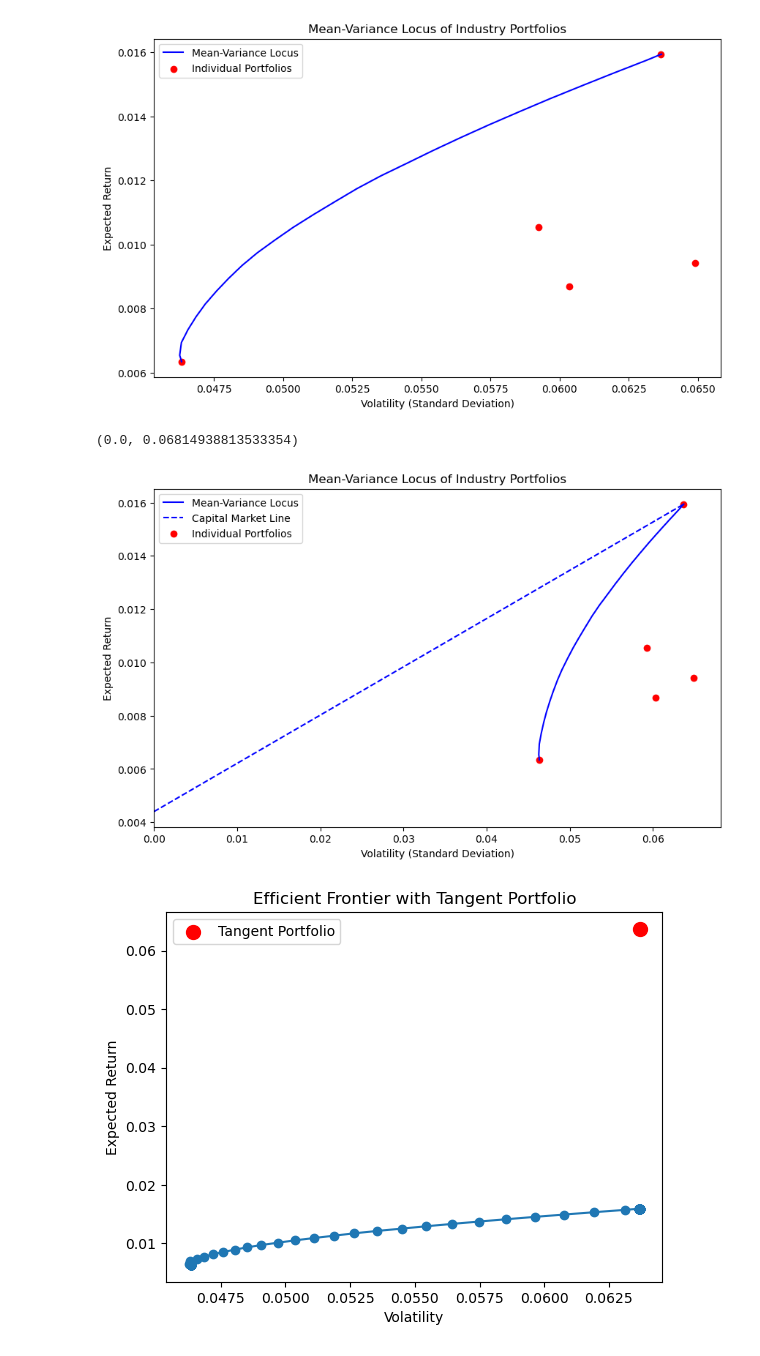
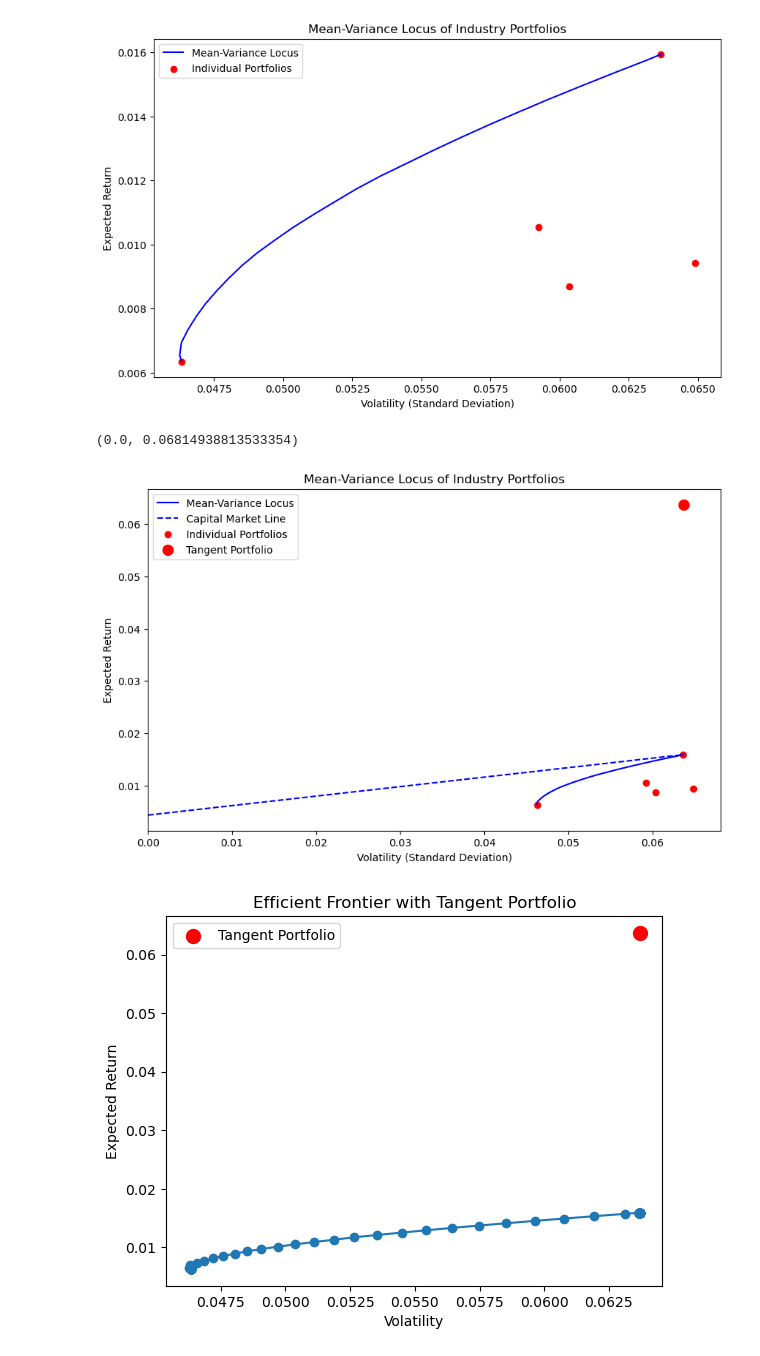
Before and after one commit to DominicPrenovost/TP1-Gestion-de-pf, a Jupyter notebook: Dom.ipynb, the cells around one changed output. Drawn from its saved outputs; the diff is of its cells as text; code cells hidden in the pictures.

```diff
--- a/Dom.ipynb
+++ b/Dom.ipynb
@@ -299,18 +303,19 @@ plt.legend()
 # %%
 # Tracer la frontière de variance moyenne
 plt.figure(figsize=(10, 6))
 plt.plot(volatilites_optimales, rendements_optimaux, 'b-', label='Mean-Variance Locus')
 plt.plot(CML_volatilities, CML_returns, 'b--', label='Capital Market Line')
 plt.scatter(np.sqrt(np.diag(Sigma_5)), Z_barre, color='red', label='Individual Portfolios')
+plt.scatter(volatilites_optimales[99], tangent_portfolio_return, color='red', marker='o', s=100, label='Tangent Portfolio')
 plt.title('Mean-Variance Locus of Industry Portfolios')
 plt.xlabel('Volatility (Standard Deviation)')
 plt.ylabel('Expected Return')
 plt.legend()
 #plt.grid(True)
 plt.xlim(0)
 # %% [output]
 (0.0, 0.06814938813533354)
-[figure, old version]
+[figure, new version]
 # %%
 # Plot the efficient frontier
 plt.plot(volatilites_optimales, rendements_optimaux, marker='o', linestyle='-')
```
Also changed, not shown: parts of 1 cell of this notebook.
